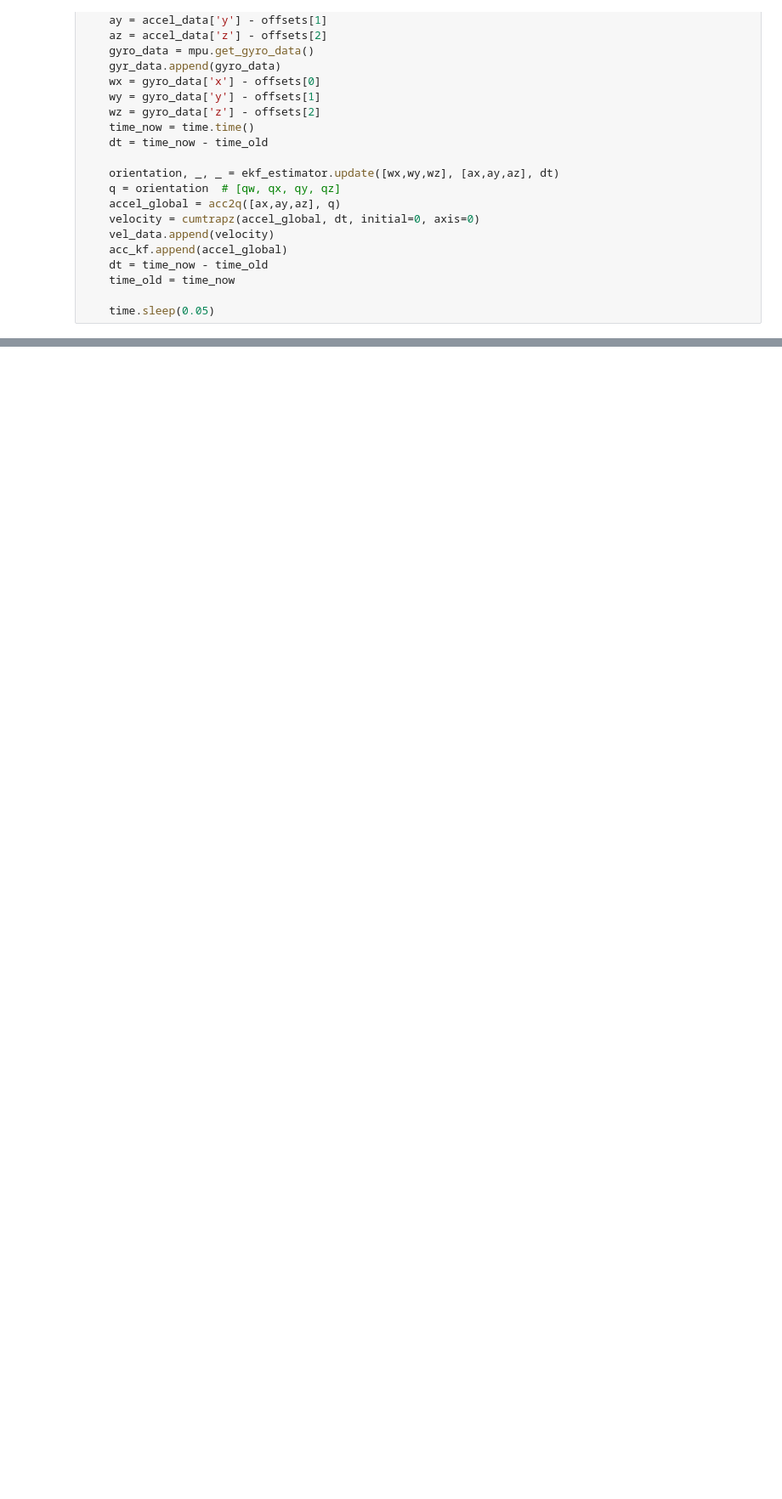
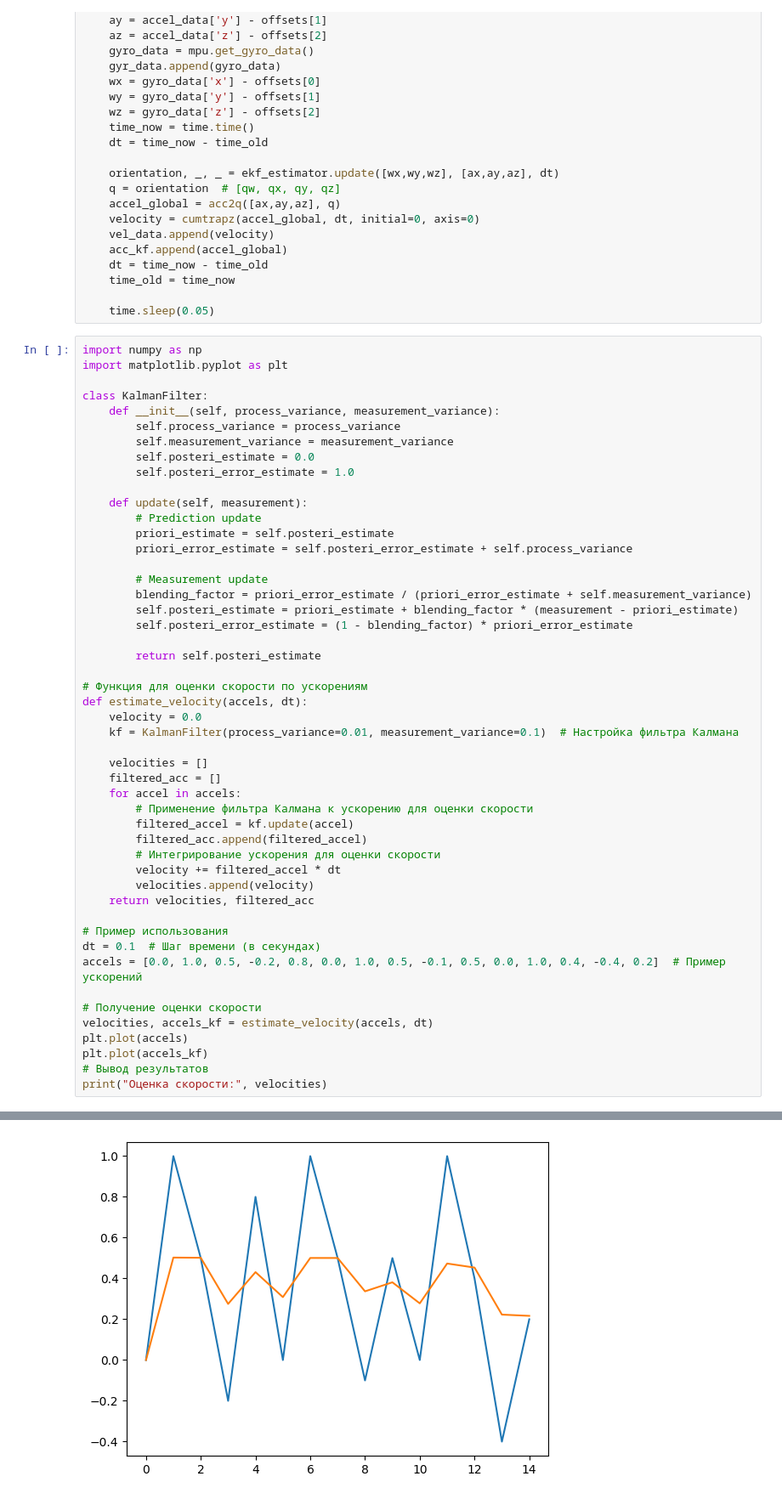
Before and after one commit to legonko/Final-project, a Jupyter notebook: tools/mpu6050.ipynb, the cells around one changed output, grey strips where cells are left out. Shown at 85% size. Saved outputs shown, nothing was run; the diff lists cells and outputs as text; blank space fills up the shorter version.

```diff
--- a/tools/mpu6050.ipynb
+++ b/tools/mpu6050.ipynb
@@ -508,3 +508,53 @@ while True:
     time_old = time_now
 
     time.sleep(0.05)
+# %%
+import numpy as np
+import matplotlib.pyplot as plt
+
+class KalmanFilter:
+    def __init__(self, process_variance, measurement_variance):
+        self.process_variance = process_variance
+        self.measurement_variance = measurement_variance
+        self.posteri_estimate = 0.0
+        self.posteri_error_estimate = 1.0
+
+    def update(self, measurement):
+        # Prediction update
+        priori_estimate = self.posteri_estimate
+        priori_error_estimate = self.posteri_error_estimate + self.process_variance
+
+        # Measurement update
+        blending_factor = priori_error_estimate / (priori_error_estimate + self.measurement_variance)
+        self.posteri_estimate = priori_estimate + blending_factor * (measurement - priori_estimate)
+        self.posteri_error_estimate = (1 - blending_factor) * priori_error_estimate
+
+        return self.posteri_estimate
+
+# Функция для оценки скорости по ускорениям
+def estimate_velocity(accels, dt):
+    velocity = 0.0
+    kf = KalmanFilter(process_variance=0.01, measurement_variance=0.1)  # Настройка фильтра Калмана
+
+    velocities = []
+    filtered_acc = []
+    for accel in accels:
+        # Применение фильтра Калмана к ускорению для оценки скорости
+        filtered_accel = kf.update(accel)
+        filtered_acc.append(filtered_accel)
+        # Интегрирование ускорения для оценки скорости
+        velocity += filtered_accel * dt
+        velocities.append(velocity)
+    return velocities, filtered_acc
+
+# Пример использования
+dt = 0.1  # Шаг времени (в секундах)
+accels = [0.0, 1.0, 0.5, -0.2, 0.8, 0.0, 1.0, 0.5, -0.1, 0.5, 0.0, 1.0, 0.4, -0.4, 0.2]  # Пример ускорений
+
+# Получение оценки скорости
+velocities, accels_kf = estimate_velocity(accels, dt)
+plt.plot(accels)
+plt.plot(accels_kf)
+# Вывод результатов
+print("Оценка скорости:", velocities)
+# %% [output]
@@ -510,0 +562 @@ while True:
+[figure, added]
```
Also changed, not shown: parts of 3 cells of this notebook.
